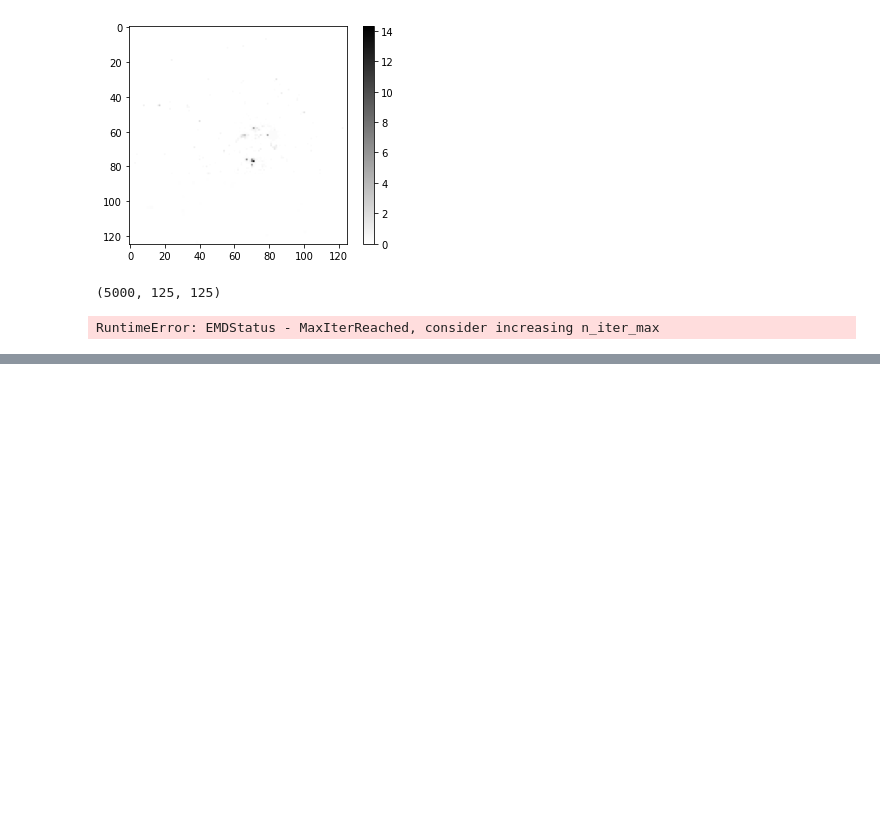
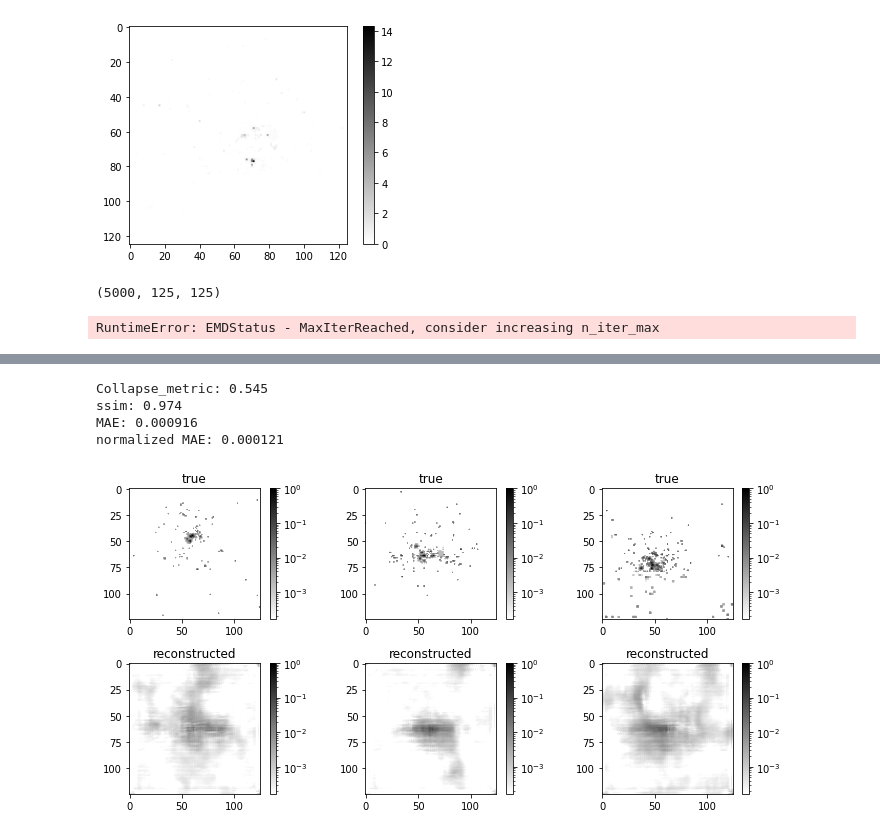
Before and after one commit to TomMago/hep-VQAE, a Jupyter notebook: notebooks/Quark-Gluon/Quark-Gluon-CAE.ipynb, the cells around one changed output, grey strips where cells are left out. Saved outputs shown, nothing was run; the diff lists cells and outputs as text; code cells hidden in the pictures; blank space fills up the shorter version.

```diff
--- a/notebooks/Quark-Gluon/Quark-Gluon-CAE.ipynb
+++ b/notebooks/Quark-Gluon/Quark-Gluon-CAE.ipynb
@@ -291,0 +288,10 @@ normalized MAE: 0.00014
+# %%
+recon = model.predict(x_test_ones[:100])
+
+eval_recon2(x_test_ones[:100][:,:,:,1], recon[:,:,:,1], lognorm=True)
+# %% [output]
+Collapse_metric: 0.545
+ssim: 0.974
+MAE: 0.000916
+normalized MAE: 0.000121
+[figure, added]
```
Also changed, not shown: parts of 3 cells of this notebook, 1 other file.
